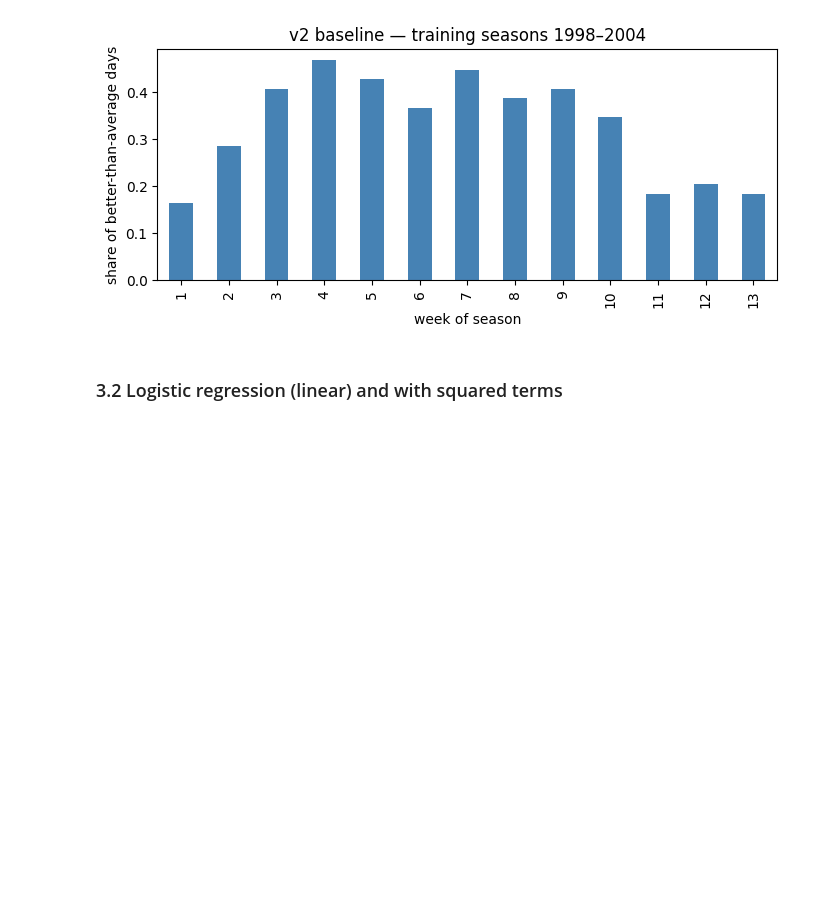
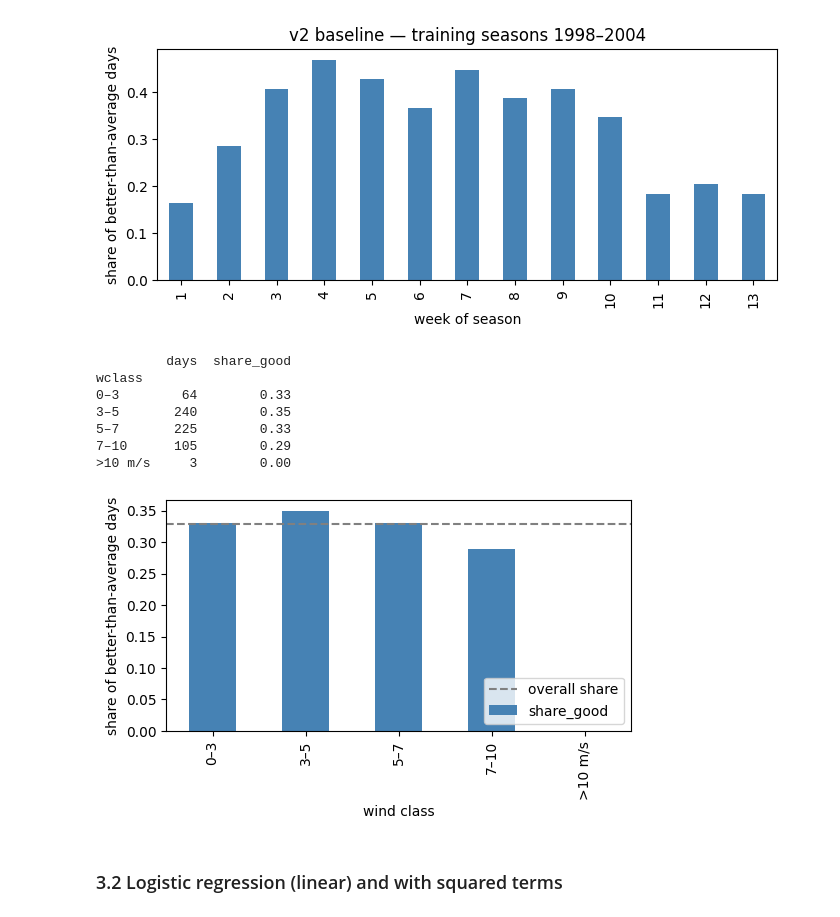
Before and after one commit to Patrick190508/whaleshark-mafia-island, a Jupyter notebook: notebooks/MVP_Daily_Prediction_Ningaloo.ipynb, the cells around one changed output. Cells and saved outputs as stored; diff of their text form; code cells hidden in the pictures; blank space fills up the shorter version.

```diff
--- a/notebooks/MVP_Daily_Prediction_Ningaloo.ipynb
+++ b/notebooks/MVP_Daily_Prediction_Ningaloo.ipynb
@@ -268,6 +271,25 @@ week
 13    0.18
 Name: p_week, dtype: float64
 [figure]
+# %%
+# 3.1b Wind on good vs normal days (training seasons)
+bins = [0, 3, 5, 7, 10, 99]
+labels = ["0–3", "3–5", "5–7", "7–10", ">10 m/s"]
+train_w = train.assign(wclass=pd.cut(train["wind"], bins=bins, labels=labels))
+tab = train_w.groupby("wclass", observed=True)["y2"].agg(days="size", share_good="mean").round(2)
+print(tab)
+tab["share_good"].plot(kind="bar", color="steelblue", figsize=(6, 3))
+plt.axhline(train["y2"].mean(), color="grey", ls="--", label="overall share")
+plt.ylabel("share of better-than-average days"); plt.xlabel("wind class"); plt.legend(); plt.show()
+# %% [output]
+         days  share_good
+wclass
+0–3        64        0.33
+3–5       240        0.35
+5–7       225        0.33
+7–10      105        0.29
+>10 m/s     3        0.00
+[figure, added]
 # %% [markdown]
 ### 3.2 Logistic regression (linear) and with squared terms
 # %%
```
Also changed, not shown: parts of 10 cells of this notebook.
